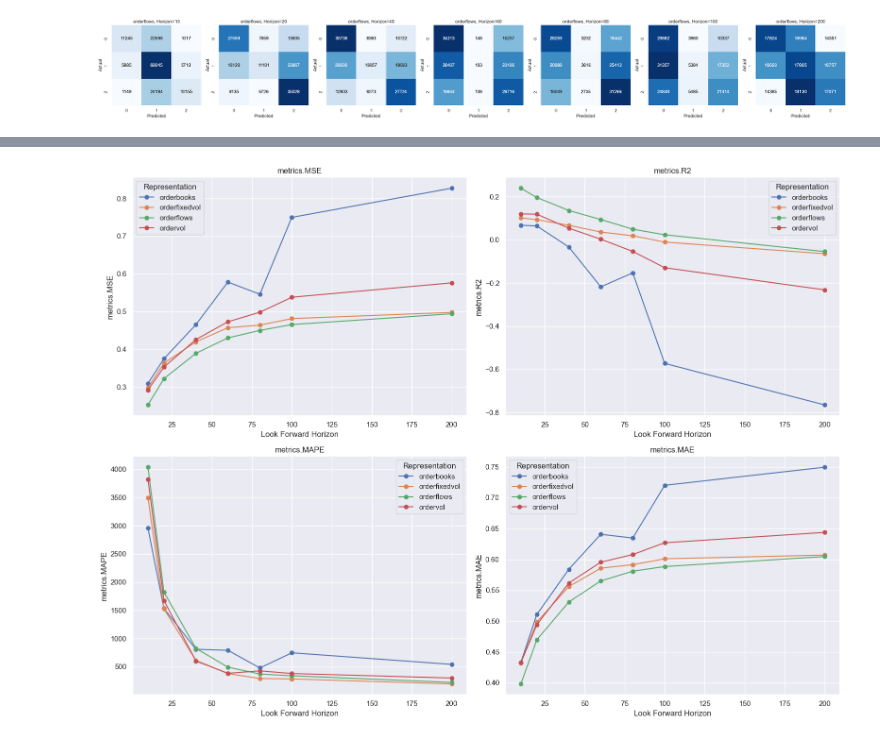
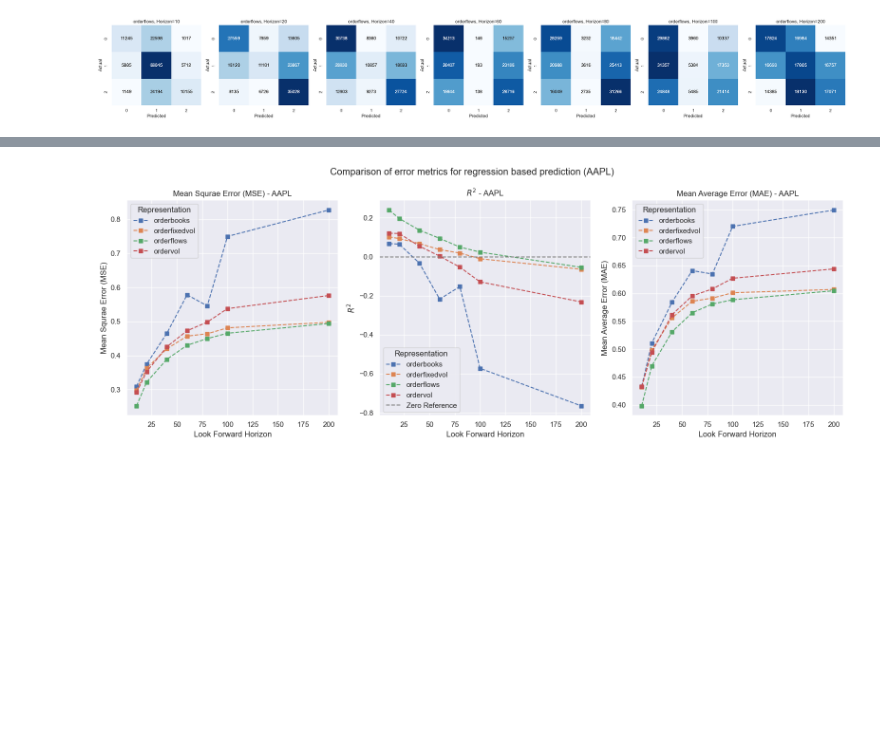
Before and after one commit to benhunt19/deep-lob-project, a Jupyter notebook: src/notebooks/finalResultsAnalysis.ipynb, the cells around one changed output, grey strips where cells are left out. Saved outputs shown, nothing was run; the diff lists cells and outputs as text; code cells hidden in the pictures; blank space fills up the shorter version.

```diff
--- a/src/notebooks/finalResultsAnalysis.ipynb
+++ b/src/notebooks/finalResultsAnalysis.ipynb
@@ -6,6 +6,7 @@ import polars as pl
 import numpy as np
 import matplotlib.pyplot as plt
 import seaborn as sns
+sns.set()
 import glob
 import json
 
@@ -109,7 +108,7 @@ Name: meta.lookForwardHorizon, Length: 96, dtype: object
 # %%
 # Plotting
 # ticker = 'NVDA'
-tickers = ['AAPL', 'NVDA', 'MSFT', 'PLTR']
+tickers = ['AAPL', 'NVDA', 'MSFT', 'JPM']
 labelType = 'CATEGORICAL'
 y_axis_col = 'metricsStrength.accuracy@25%_coverage'
 x_axis_col = 'meta.lookForwardHorizon'
@@ -144,11 +143,10 @@ plt.show()
 # %%
 # Plotting
-ticker = 'AAPL'
-labelType = 'CATEGORICAL'
+ticker = 'JPM'
 
 filtered = data.loc[
     (data['meta.ticker'] == ticker) &
-    (data['meta.labelType'] == labelType)
+    (data['meta.labelType'] == 'CATEGORICAL')
 ]
 
 df = filtered[['Ticker', 'meta.representation', 'meta.lookForwardHorizon', 'metrics.confusion_matrix', ]]
@@ -217,16 +420,17 @@ plt.show()
 
 representations = ['orderbooks', 'orderfixedvol', 'orderflows', 'ordervol']
 
-tickers = ['AAPL', 'GOOG', 'MSFT', 'TSLA']
+tickers = ['AAPL', 'GOOG', 'META', 'MSFT', 'TSLA', 'PLTR', 'NVDA']
 
 percentages = [50, 25, 10, 5, 1]
 
 accuracy_cols = [
     f'metricsStrength.accuracy@{pcnt}%_coverage' for pcnt in percentages
 ]
+accuracy_cols_labels = [f"{pcnt}% coverage" for pcnt in percentages]
 fixed_horizon = 20
 
-fig, axes = plt.subplots(2, 2, figsize=(16, 12), sharey=True)
+fig, axes = plt.subplots(2, 2, figsize=(16, 12), sharey=False)
 
 
 for ax, rep in zip(axes.flat, representations):
@@ -238,6 +442,7 @@ for ax, rep in zip(axes.flat, representations):
     ]
     plot_df = df_bar[['Ticker'] + accuracy_cols].set_index('Ticker') * 100
     plot_df.plot(kind='bar', ax=ax)
+
     ax.set_title(f'Accuracy at Different Coverage Levels\nHorizon={fixed_horizon}, {rep}')
     ax.set_ylabel('Accuracy')
     ax.set_xlabel('Ticker')
@@ -246,10 +451,14 @@ for ax, rep in zip(axes.flat, representations):
     ax.set_yticks(np.arange(0, 1.1, 0.1))
     ax.grid(axis='y')
     ax.legend(title='Coverage')
-    ax.set_yticks(np.arange(0, 1.05, 0.05) * 100)
+    # Add horizontal ytick markers (grid lines)
+    ax.yaxis.grid(True, which='major', linestyle='-', alpha=1)
+    ax.set_yticks(np.arange(0, 101, 5))
     plt.setp(ax.get_xticklabels(), rotation=45)
+    ax.legend(accuracy_cols_labels, title='Coverage Level')
     # ax.set_xticks(np.arange(10, 210, 10))
 
+    plt.suptitle("Accuracy at Different Coverage Levels for Four Representations\nHorizon=20, CATEGORICAL", fontsize=16)
 plt.tight_layout()
 plt.show()
 # %% [output]
@@ -302,34 +611,37 @@ plt.show()
 # %%
 # Plot metrics for REGRESSION format: 'metrics.MSE', 'metrics.R2', 'metrics.MAPE', 'metrics.MAE'
 ticker = 'AAPL'
-metrics_to_plot = ['metrics.MSE', 'metrics.R2', 'metrics.MAPE', 'metrics.MAE']
+metrics_to_plot = [('metrics.MSE', 'Mean Squrae Error (MSE)'), ('metrics.R2', '$R^2$'), ('metrics.MAE', 'Mean Average Error (MAE)')]
 
 regression_df = data[
     (data['meta.labelType'] == 'REGRESSION') &
     (data['Ticker'] == ticker)
 ].sort_values('meta.lookForwardHorizon')
 
-fig, axes = plt.subplots(2, 2, figsize=(16, 12))
+fig, axes = plt.subplots(1, 3, figsize=(16, 6))
 axes = axes.flatten()
 
 for ax, metric in zip(axes, metrics_to_plot):
     for rep in regression_df['meta.representation'].unique():
         subset = regression_df[regression_df['meta.representation'] == rep]
         ax.plot(
             subset['meta.lookForwardHorizon'],
-            subset[metric],
-            marker='o',
+            subset[metric[0]],
+            marker='s',
+            linestyle='--',
             label=rep
         )
-    ax.set_title(metric)
+    if metric[0] == 'metrics.R2':
+        ax.axhline(0, color='gray', linestyle='--', label='Zero Reference')
+    ax.set_title(f"{metric[1]} - {ticker}")
     ax.set_xlabel('Look Forward Horizon')
-    ax.set_ylabel(metric)
+    ax.set_ylabel(f"{metric[1]}")
     ax.grid(True)
     ax.legend(title='Representation')
-
+plt.suptitle(f"Comparison of error metrics for regression based prediction ({ticker})")
 plt.tight_layout()
 plt.show()
 # %% [output]
-[figure, old version]
+[figure, new version]
 # %%
 # Plot metrics for CATEGORICAL format: 'metrics.accuracy', 'metrics.precision', 'metrics.recall', 'metrics.f1'
```
Also changed, not shown: parts of 17 cells of this notebook, 15 other files.
